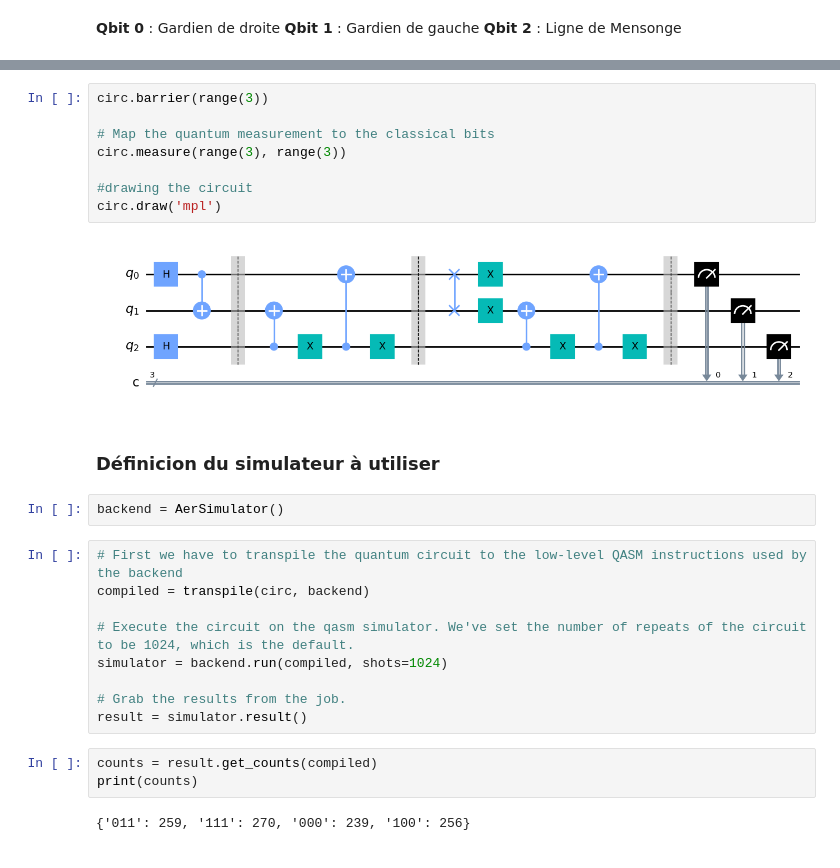
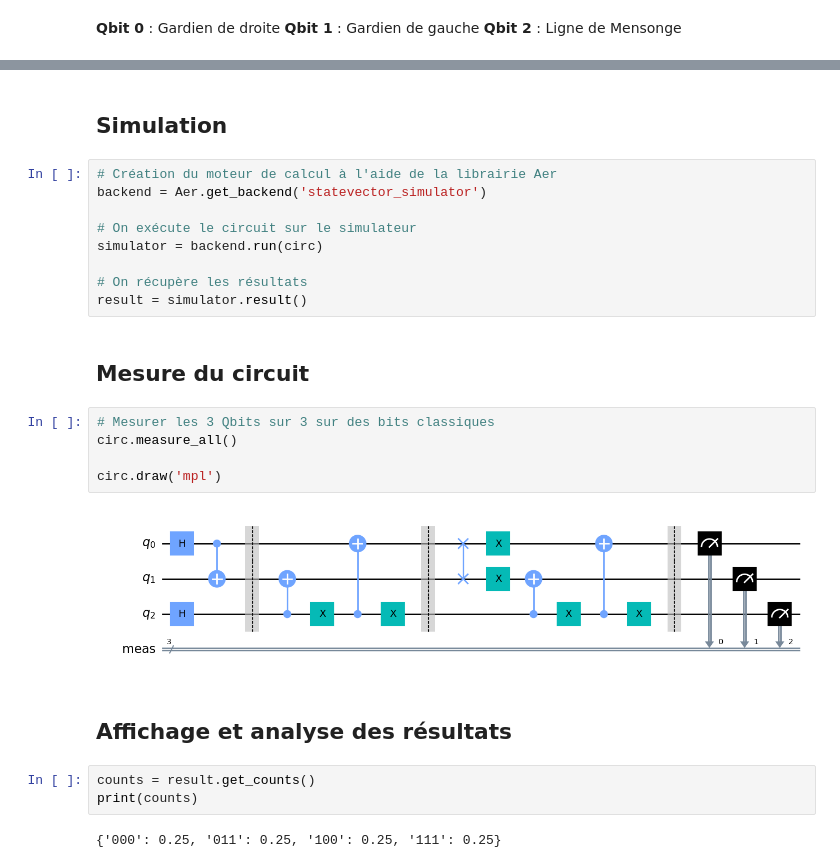
Before and after one commit to dalexmuro/ESGI_5IABD2_Quantum, a Jupyter notebook: TP_1/porte_du_tresor.ipynb, the cells around one changed output, grey strips where cells are left out. Saved outputs shown, nothing was run; the diff lists cells and outputs as text.

```diff
--- a/TP_1/porte_du_tresor.ipynb
+++ b/TP_1/porte_du_tresor.ipynb
@@ -47,28 +75,27 @@ circ.draw('mpl')
-# %%
-circ.barrier(range(3))
-
-# Map the quantum measurement to the classical bits
-circ.measure(range(3), range(3))
-
-#drawing the circuit
-circ.draw('mpl')
-# %% [output]
-[figure, removed]
-# %% [markdown]
-### Définicion du simulateur à utiliser
-# %%
-backend = AerSimulator()
+# %% [markdown]
+## Simulation
 # %%
-# First we have to transpile the quantum circuit to the low-level QASM instructions used by the backend
-compiled = transpile(circ, backend)
+# Création du moteur de calcul à l'aide de la librairie Aer
+backend = Aer.get_backend('statevector_simulator')
 
-# Execute the circuit on the qasm simulator. We've set the number of repeats of the circuit to be 1024, which is the default.
-simulator = backend.run(compiled, shots=1024)
+# On exécute le circuit sur le simulateur
+simulator = backend.run(circ)
 
-# Grab the results from the job.
+# On récupère les résultats
 result = simulator.result()
+# %% [markdown]
+## Mesure du circuit
+# %%
+# Mesurer les 3 Qbits sur 3 sur des bits classiques
+circ.measure_all()
+
+circ.draw('mpl')
+# %% [output]
+[figure, added]
+# %% [markdown]
+## Affichage et analyse des résultats
 # %%
-counts = result.get_counts(compiled)
+counts = result.get_counts()
 print(counts)
 # %% [output]
-{'011': 259, '111': 270, '000': 239, '100': 256}
+{'000': 0.25, '011': 0.25, '100': 0.25, '111': 0.25}
```
Also changed, not shown: parts of 12 cells of this notebook.
